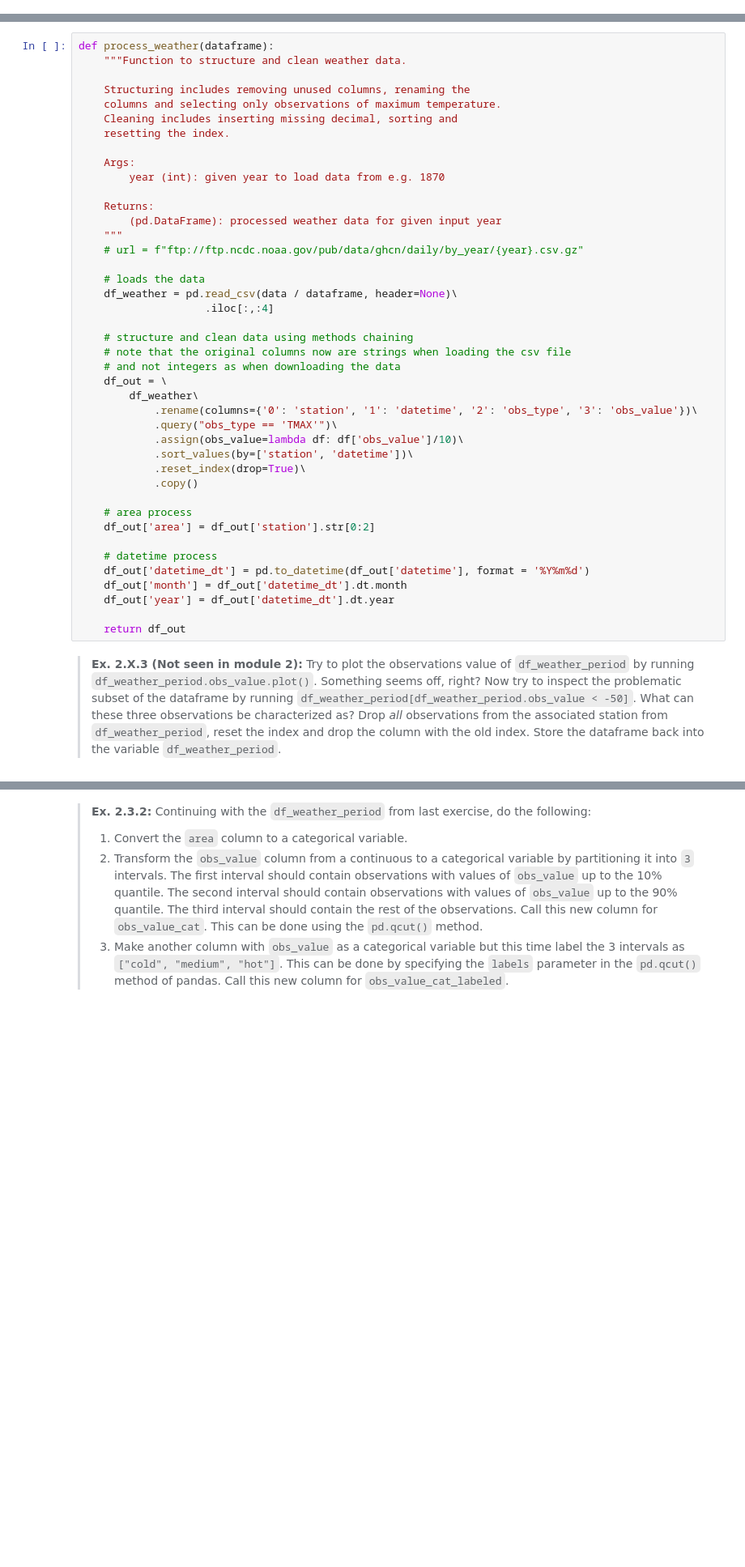
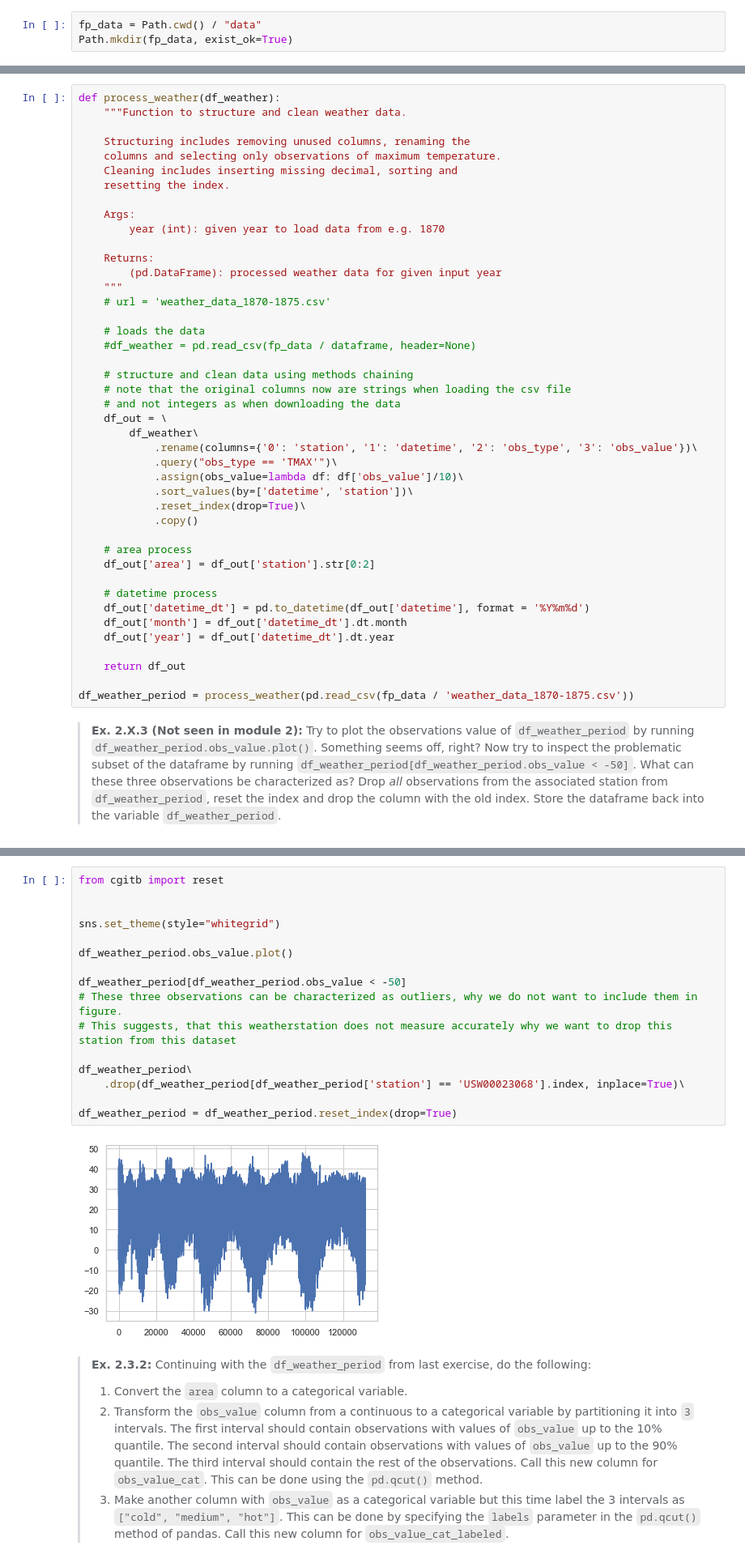
Before and after one commit to Bernseng/ISDS, a Jupyter notebook: assignments/assignment1/assignment_1.ipynb, the cells around one changed output, grey strips where cells are left out. Shown: that part at 81% size. Saved outputs shown, nothing was run; the diff lists cells and outputs as text; blank space fills up the shorter version.

````diff
--- a/assignments/assignment1/assignment_1.ipynb
+++ b/assignments/assignment1/assignment_1.ipynb
@@ -41,6 +41,9 @@ It is good practice to construct paths relative to the project directory. With `
 # %% [markdown]
 > **Ex. 2.X.1 (Not seen in module 2):**
 Use the code snippet above to create a subfolder located inside this directory named `data`. Store the path as a `Path` object inside the variable `fp_data`. We will use `fp_data` in the next exercise when extracting the zipfile's content.
+# %%
+fp_data = Path.cwd() / "data"
+Path.mkdir(fp_data, exist_ok=True)
 # %% [markdown]
 > **Ex. 2.X.2 (Not seen in module 2):** Use the [`zipfile`](https://docs.python.org/3/library/zipfile.html) module to extract the content of `data.zip` to the subfolder created above.
 
@@ -100,7 +105,7 @@ def load_weather(year):
     return df_out
 ```
 # %%
-def process_weather(dataframe):
+def process_weather(df_weather):
     """Function to structure and clean weather data.
 
     Structuring includes removing unused columns, renaming the
@@ -114,11 +119,10 @@ def process_weather(dataframe):
     Returns:
         (pd.DataFrame): processed weather data for given input year
     """
-    # url = f"ftp://ftp.ncdc.noaa.gov/pub/data/ghcn/daily/by_year/{year}.csv.gz"
+    # url = 'weather_data_1870-1875.csv'
 
     # loads the data
-    df_weather = pd.read_csv(data / dataframe, header=None)\
-                    .iloc[:,:4]
+    #df_weather = pd.read_csv(fp_data / dataframe, header=None)
 
     # structure and clean data using methods chaining
     # note that the original columns now are strings when loading the csv file
@@ -128,7 +132,7 @@ def process_weather(dataframe):
             .rename(columns={'0': 'station', '1': 'datetime', '2': 'obs_type', '3': 'obs_value'})\
             .query("obs_type == 'TMAX'")\
             .assign(obs_value=lambda df: df['obs_value']/10)\
-            .sort_values(by=['station', 'datetime'])\
+            .sort_values(by=['datetime', 'station'])\
             .reset_index(drop=True)\
             .copy()
 
@@ -141,5 +145,7 @@ def process_weather(dataframe):
     df_out['year'] = df_out['datetime_dt'].dt.year
 
     return df_out
+
+df_weather_period = process_weather(pd.read_csv(fp_data / 'weather_data_1870-1875.csv'))
 # %% [markdown]
 > **Ex. 2.X.3 (Not seen in module 2):** Try to plot the observations value of `df_weather_period` by running `df_weather_period.obs_value.plot()`. Something seems off, right? Now try to inspect the problematic subset of the dataframe by running `df_weather_period[df_weather_period.obs_value < -50]`. What can these three observations be characterized as? Drop _all_ observations from the associated station from `df_weather_period`, reset the index and drop the column with the old index. Store the dataframe back into the variable `df_weather_period`.
@@ -149,3 +152,21 @@ raise NotImplementedError()
+# %%
+from cgitb import reset
+
+
+sns.set_theme(style="whitegrid")
+
+df_weather_period.obs_value.plot()
+
+df_weather_period[df_weather_period.obs_value < -50]
+# These three observations can be characterized as outliers, why we do not want to include them in figure.
+# This suggests, that this weatherstation does not measure accurately why we want to drop this station from this dataset
+
+df_weather_period\
+    .drop(df_weather_period[df_weather_period['station'] == 'USW00023068'].index, inplace=True)\
+
+df_weather_period = df_weather_period.reset_index(drop=True)
+# %% [output]
+[figure, added]
 # %% [markdown]
 > **Ex. 2.3.2:**
 Continuing with the `df_weather_period` from last exercise, do the following:
````
Also changed, not shown: parts of 4 cells of this notebook.
